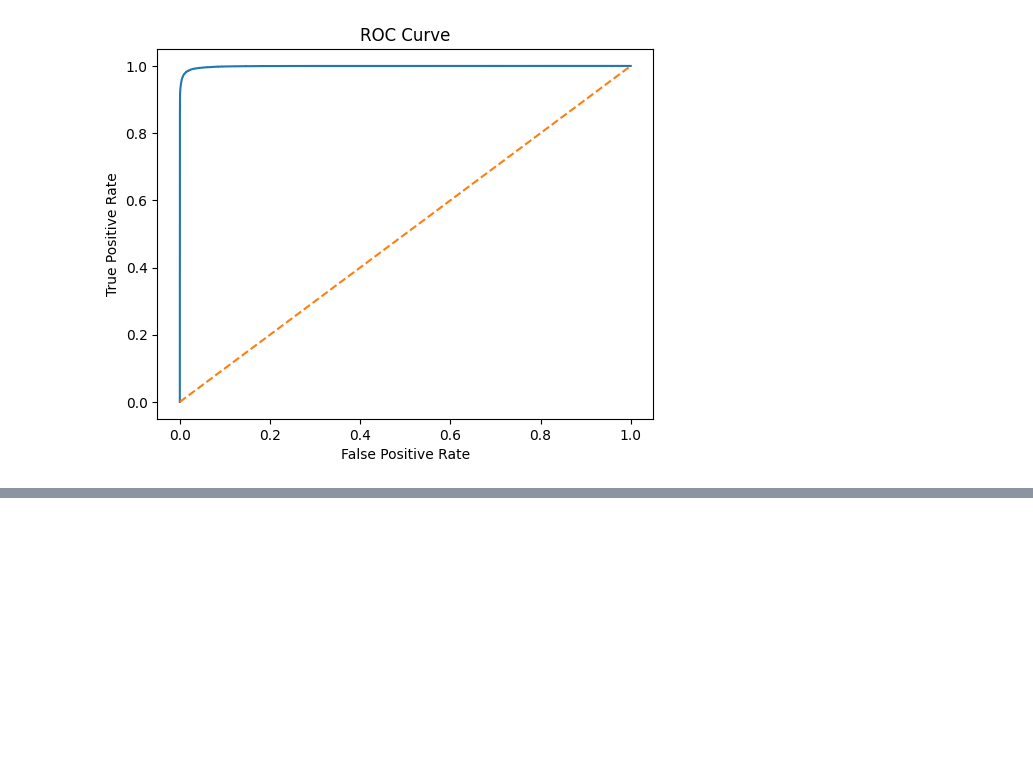
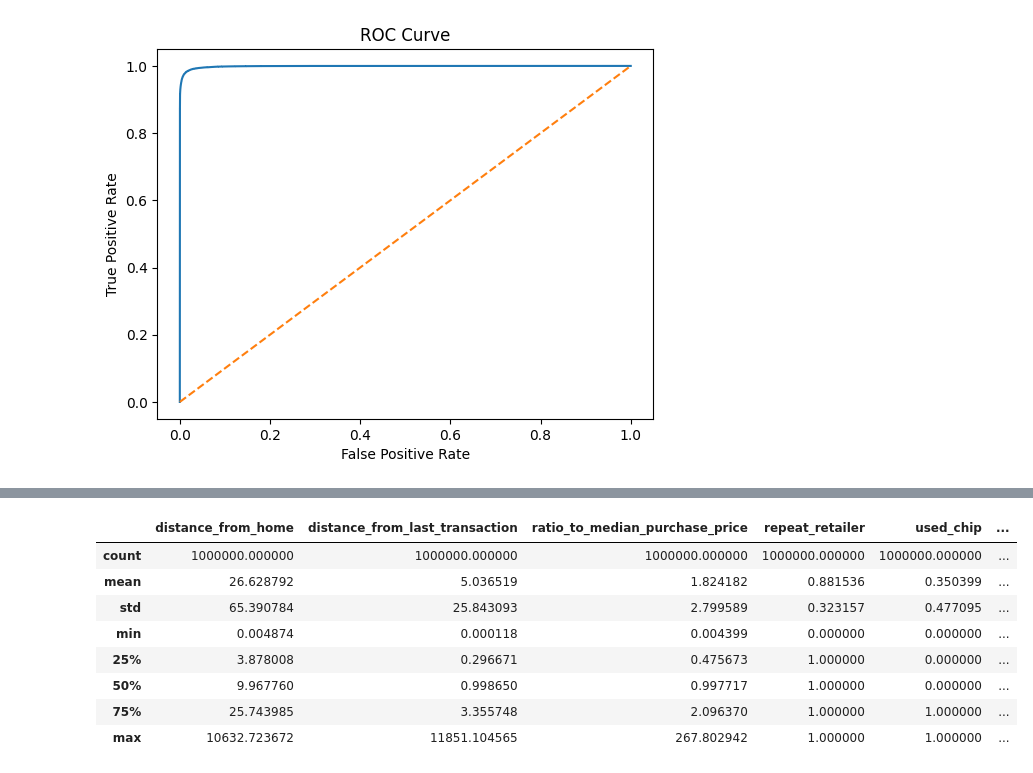
Before and after one commit to brayway05/fraud-detection, a Jupyter notebook: code/anonymous_data/extra_testing.ipynb, the cells around one changed output, grey strips where cells are left out. Saved outputs shown, nothing was run; the diff lists cells and outputs as text; code cells hidden in the pictures; blank space fills up the shorter version.

```diff
--- a/code/anonymous_data/extra_testing.ipynb
+++ b/code/anonymous_data/extra_testing.ipynb
@@ -120,0 +145,19 @@ plt.show()
+# %%
+df2 = pd.read_csv('../../data/card_transdata.csv')
+
+mean_v14_class_0 = df[df['Class'] == 0]['V14'].mean()
+mean_v14_class_1 = df[df['Class'] == 1]['V14'].mean()
+
+df2['synthetic_v14'] = df2['fraud'].apply(lambda x: mean_v14_class_1 if x == 1 else mean_v14_class_0)
+
+df2.describe()
+# %% [output]
+|  | distance_from_home | distance_from_last_transaction | ratio_to_median_purchase_price | repeat_retailer | used_chip | ... |
+| count | 1000000.000000 | 1000000.000000 | 1000000.000000 | 1000000.000000 | 1000000.000000 | ... |
+| mean | 26.628792 | 5.036519 | 1.824182 | 0.881536 | 0.350399 | ... |
+| std | 65.390784 | 25.843093 | 2.799589 | 0.323157 | 0.477095 | ... |
+| min | 0.004874 | 0.000118 | 0.004399 | 0.000000 | 0.000000 | ... |
+| 25% | 3.878008 | 0.296671 | 0.475673 | 1.000000 | 0.000000 | ... |
+| 50% | 9.967760 | 0.998650 | 0.997717 | 1.000000 | 0.000000 | ... |
+| 75% | 25.743985 | 3.355748 | 2.096370 | 1.000000 | 1.000000 | ... |
+| max | 10632.723672 | 11851.104565 | 267.802942 | 1.000000 | 1.000000 | ... |
```
Also changed, not shown: parts of 7 cells of this notebook, 1 other file.
